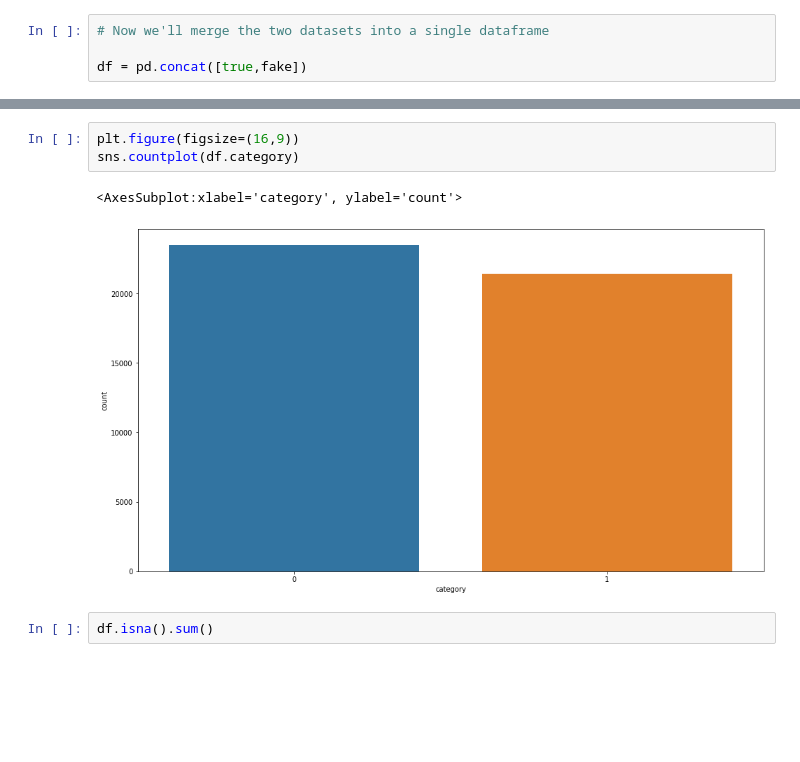
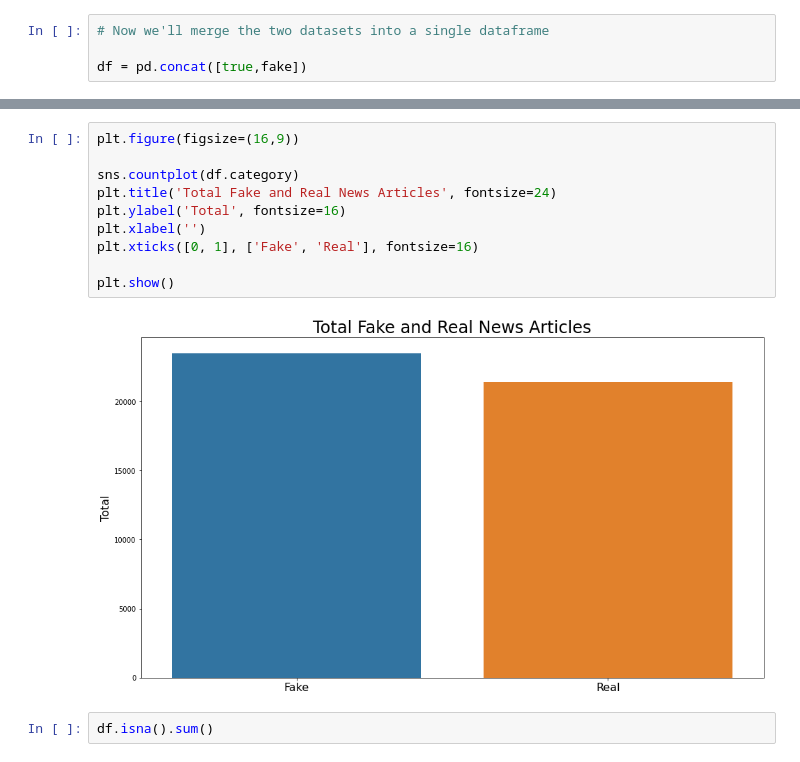
Before and after one commit to chasethompson/fake-news-nlp, a Jupyter notebook: Untitled.ipynb, the cells around one changed output, grey strips where cells are left out. Drawn from its saved outputs; the diff is of its cells as text; blank space fills up the shorter version.

```diff
--- a/Untitled.ipynb
+++ b/Untitled.ipynb
@@ -103,9 +101,15 @@ df.sample(10)
-# %%
-plt.figure(figsize=(16,9))
-sns.countplot(df.category)
-# %% [output]
-<AxesSubplot:xlabel='category', ylabel='count'>
-[figure, removed]
+# %%
+plt.figure(figsize=(16,9))
+
+sns.countplot(df.category)
+plt.title('Total Fake and Real News Articles', fontsize=24)
+plt.ylabel('Total', fontsize=16)
+plt.xlabel('')
+plt.xticks([0, 1], ['Fake', 'Real'], fontsize=16)
+
+plt.show()
+# %% [output]
+[figure, added]
 # %%
 df.isna().sum()
 # %% [output]
```
Also changed, not shown: parts of 4 cells of this notebook.
